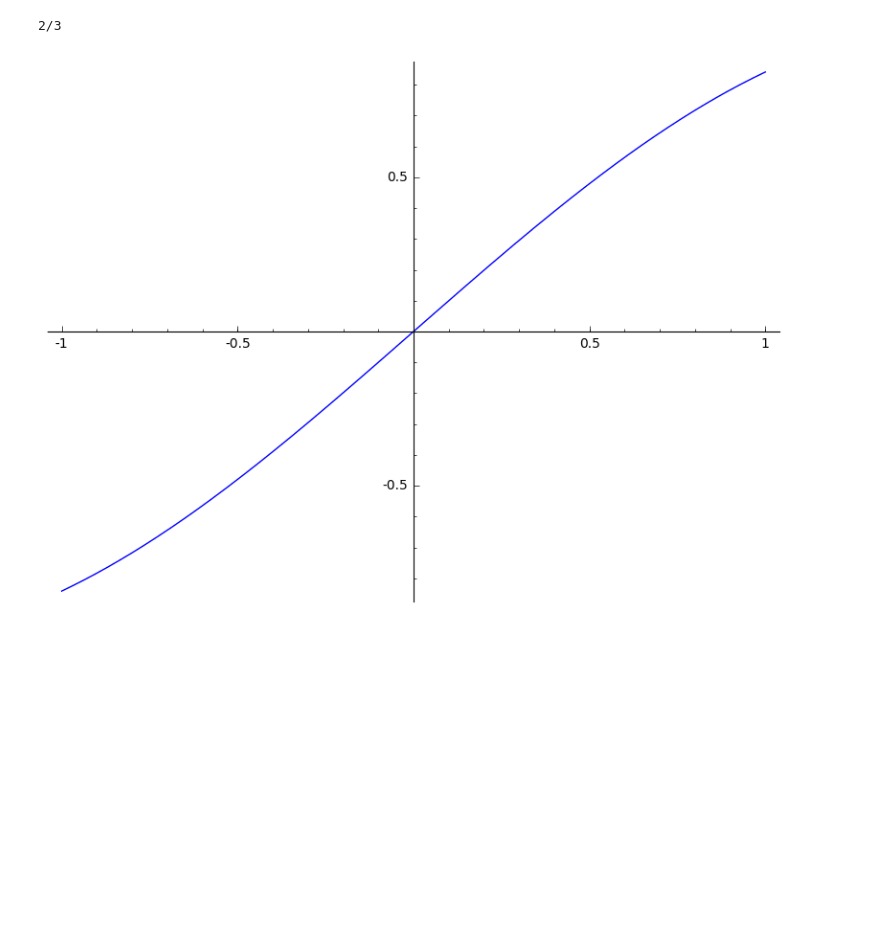
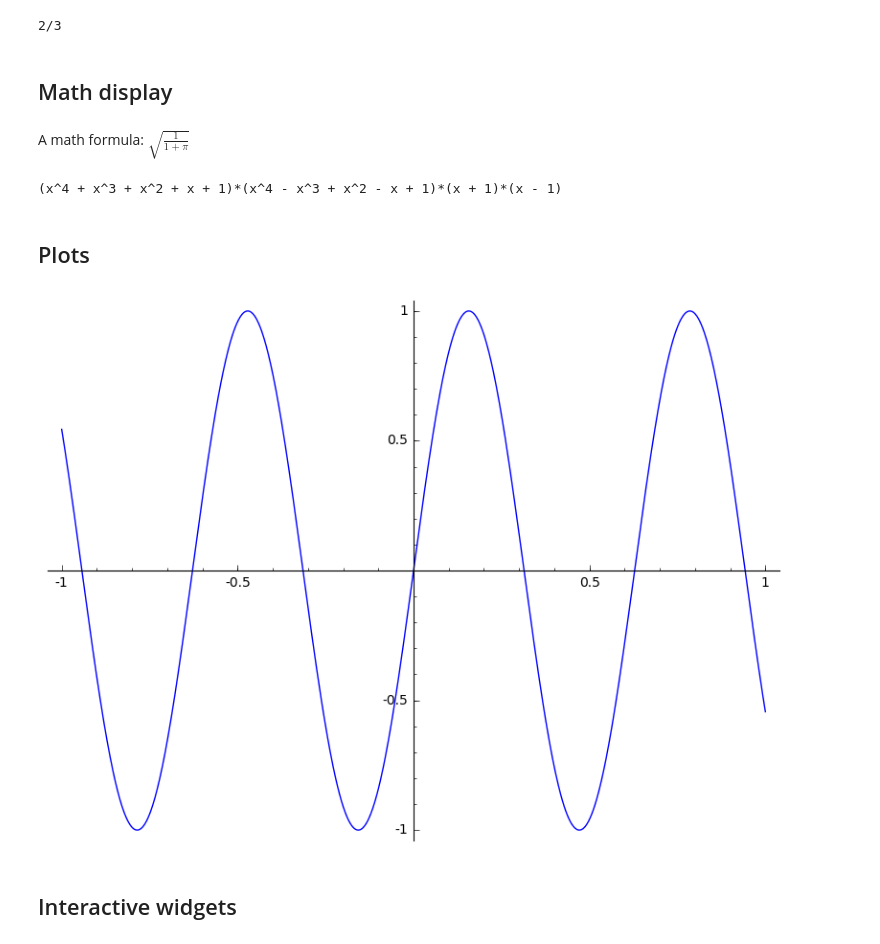
Before and after one commit to sagemath/sage-binder-env, a Jupyter notebook: index.ipynb, the cells around one changed output. Cells and saved outputs as stored; diff of their text form; code cells hidden in the pictures; blank space fills up the shorter version.

Commit message:
Added demos for testing: interacts, 3D plots, math display

```diff
--- a/index.ipynb
+++ b/index.ipynb
@@ -14,3 +14,7 @@ With Sage, this should output a rational number
 4/6
 # %% [output]
 2/3
+# %% [markdown]
+## Math display
+# %% [markdown]
+A math formula: $\sqrt{\frac{1}{1+\pi}}$
@@ -17,4 +23,12 @@ With Sage, this should output a rational number
+# %%
+factor(x^10-1)
+# %% [output]
+(x^4 + x^3 + x^2 + x + 1)*(x^4 - x^3 + x^2 - x + 1)*(x + 1)*(x - 1)
+# %% [markdown]
+## Plots
 # %%
-plot(sin(x))
+plot(sin(10*x))
 # %% [output]
-[figure, old version]
+[figure, new version]
+# %% [markdown]
+## Interactive widgets
```
Also changed, not shown: parts of 6 cells of this notebook.
